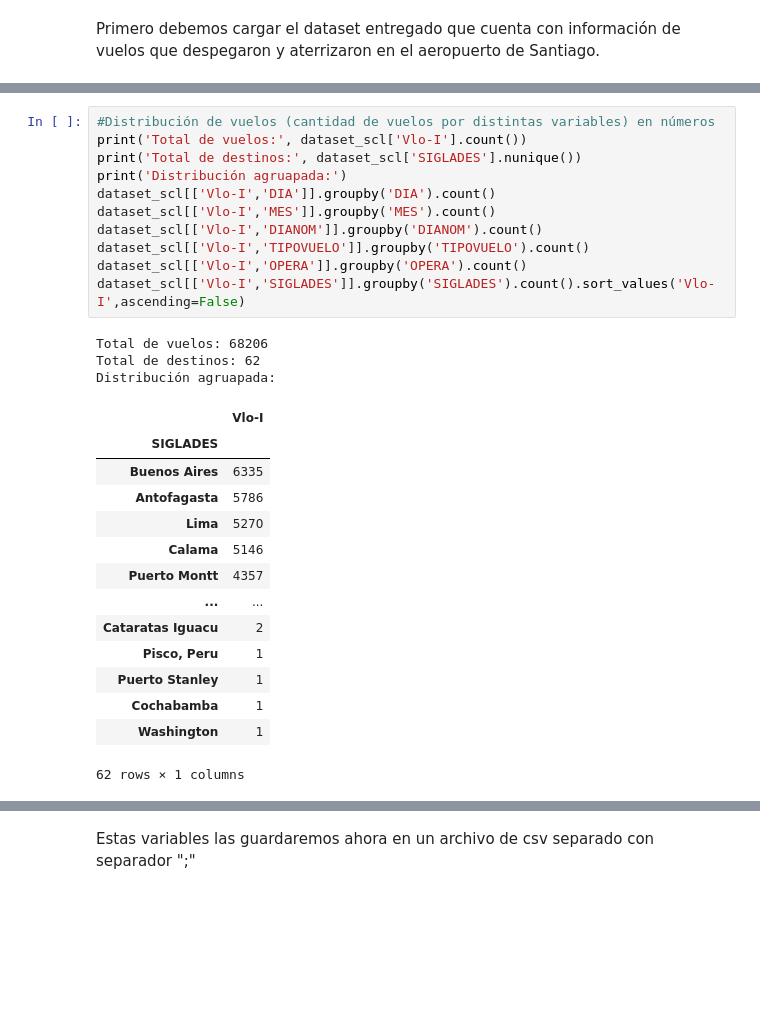
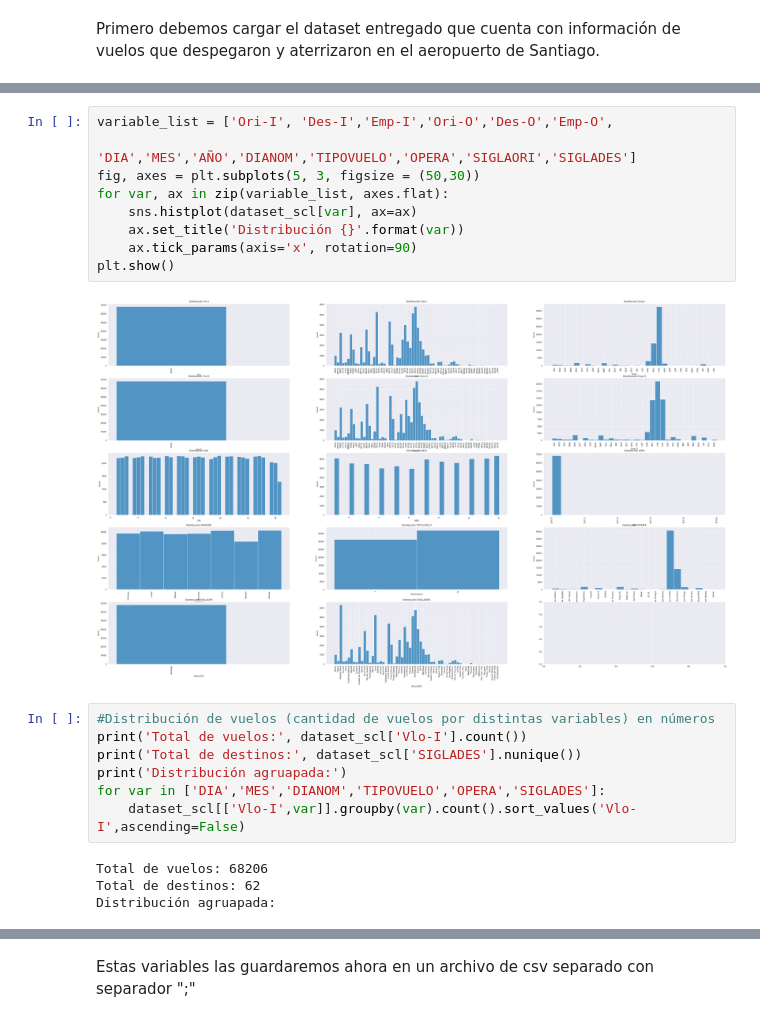
Before and after one commit to JaviviFMB/challenge-datascientist, a Jupyter notebook: solution.ipynb, the cells around one changed output, grey strips where cells are left out. Saved outputs shown, nothing was run; the diff lists cells and outputs as text; blank space fills up the shorter version.

```diff
--- a/solution.ipynb
+++ b/solution.ipynb
@@ -97,32 +53,25 @@ ax[4][1].tick_params(axis='x', rotation=90)
+# %%
+variable_list = ['Ori-I', 'Des-I','Emp-I','Ori-O','Des-O','Emp-O',
+                 'DIA','MES','AÑO','DIANOM','TIPOVUELO','OPERA','SIGLAORI','SIGLADES']
+fig, axes = plt.subplots(5, 3, figsize = (50,30))
+for var, ax in zip(variable_list, axes.flat):
+    sns.histplot(dataset_scl[var], ax=ax)
+    ax.set_title('Distribución {}'.format(var))
+    ax.tick_params(axis='x', rotation=90)
+plt.show()
+# %% [output]
+[figure, added]
 # %%
 #Distribución de vuelos (cantidad de vuelos por distintas variables) en números
 print('Total de vuelos:', dataset_scl['Vlo-I'].count())
 print('Total de destinos:', dataset_scl['SIGLADES'].nunique())
 print('Distribución agruapada:')
-dataset_scl[['Vlo-I','DIA']].groupby('DIA').count()
-dataset_scl[['Vlo-I','MES']].groupby('MES').count()
-dataset_scl[['Vlo-I','DIANOM']].groupby('DIANOM').count()
-dataset_scl[['Vlo-I','TIPOVUELO']].groupby('TIPOVUELO').count()
-dataset_scl[['Vlo-I','OPERA']].groupby('OPERA').count()
-dataset_scl[['Vlo-I','SIGLADES']].groupby('SIGLADES').count().sort_values('Vlo-I',ascending=False)
+for var in ['DIA','MES','DIANOM','TIPOVUELO','OPERA','SIGLADES']:
+    dataset_scl[['Vlo-I',var]].groupby(var).count().sort_values('Vlo-I',ascending=False)
 # %% [output]
 Total de vuelos: 68206
 Total de destinos: 62
 Distribución agruapada:
-|  | Vlo-I |
-| SIGLADES |  |
-| Buenos Aires | 6335 |
-| Antofagasta | 5786 |
-| Lima | 5270 |
-| Calama | 5146 |
-| Puerto Montt | 4357 |
-| ... | ... |
-| Cataratas Iguacu | 2 |
-| Pisco, Peru | 1 |
-| Puerto Stanley | 1 |
-| Cochabamba | 1 |
-| Washington | 1 |
-62 rows × 1 columns
 # %% [markdown]
 De las distribuciones vistas de los datos podemos concluir que la ciudad de origen en todos los datos es Santiago de
 Chile, tanto en lo programado como lo de operación. Además todos los datos que se tienen en la base de datos
```
Also changed, not shown: parts of 68 cells of this notebook, 1 other file.
